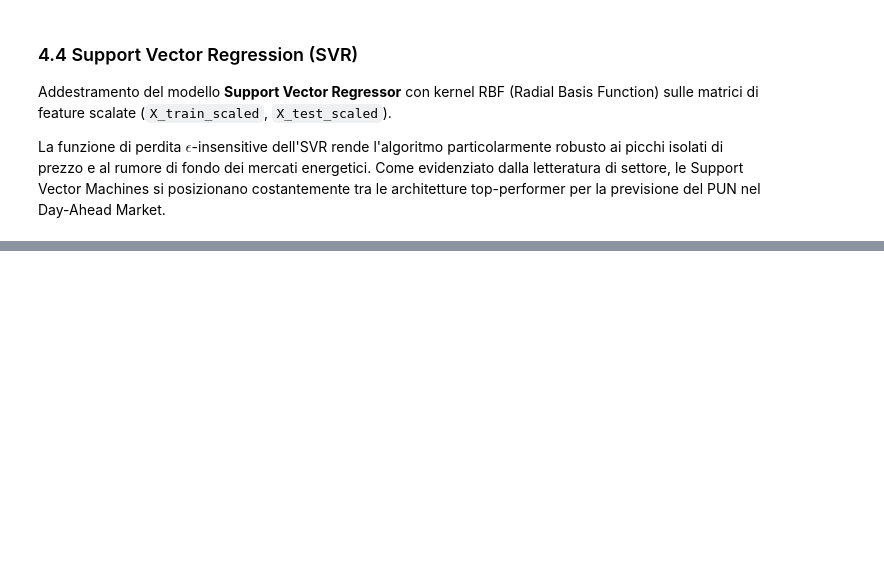
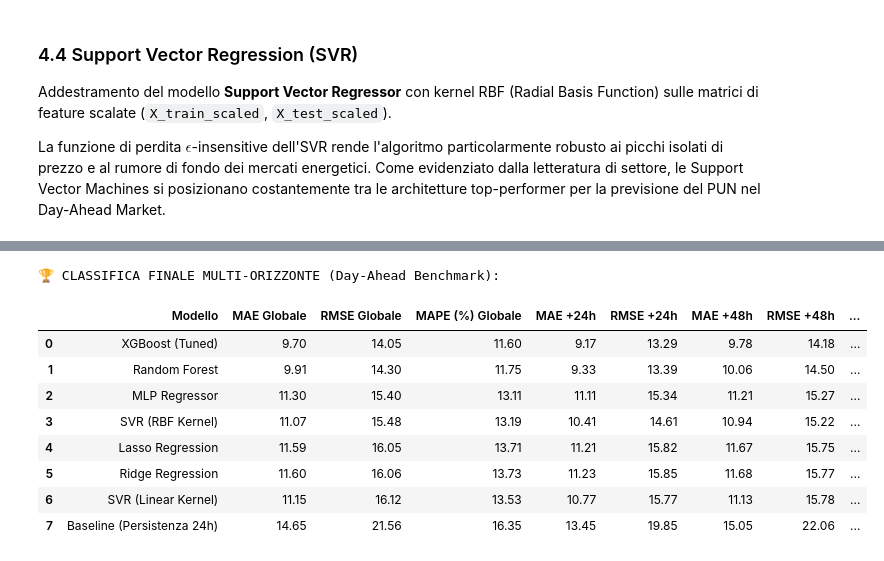
Before and after one commit to erloyz/progetto-ml-pun, a Jupyter notebook: notebooks/02_modeling.ipynb, the cells around one changed output, grey strips where cells are left out. Cells and saved outputs as stored; diff of their text form; code cells hidden in the pictures; blank space fills up the shorter version.

```diff
--- a/notebooks/02_modeling.ipynb
+++ b/notebooks/02_modeling.ipynb
@@ -316,7 +412,7 @@ from sklearn.neural_network import MLPRegressor
 
 # 1. Inizializzazione della Rete Neurale con 2 hidden layer (64 e 32 neuroni)
 model_mlp = MLPRegressor(
-    hidden_layer_sizes=(64, 32),
+    hidden_layer_sizes=(64, 32, 16),
     activation='relu',
     solver='adam',
     max_iter=500,
@@ -346,14 +450,15 @@ Addestramento del modello **Support Vector Regressor** con kernel RBF (Radial Ba
 La funzione di perdita $\epsilon$-insensitive dell'SVR rende l'algoritmo particolarmente robusto ai picchi isolati di prezzo e al rumore di fondo dei mercati energetici. Come evidenziato dalla letteratura di settore, le Support Vector Machines si posizionano costantemente tra le architetture top-performer per la previsione del PUN nel Day-Ahead Market.
 # %%
 # ==============================================================================
-# MODELLO 5: SUPPORT VECTOR REGRESSION (SVR RBF)
+# MODELLO 5: SUPPORT VECTOR REGRESSION (SVR con MultiOutputRegressor)
 # ==============================================================================
 from sklearn.svm import SVR
+from sklearn.multioutput import MultiOutputRegressor
 
-# 1. Inizializzazione SVR con kernel RBF (C=10 per bilanciare margine e errore)
-model_svr = SVR(kernel='rbf', C=10.0, epsilon=0.1)
+# 1. Inizializzazione SVR con Kernel RBF avvolto per gestire il Multi-Output
+model_svr = MultiOutputRegressor(SVR(kernel='rbf', C=12.0, epsilon=0.1))
 
-# 2. Fit sui dati SCALATI
+# 2. Fit sui dati scalati
 model_svr.fit(X_train_scaled, y_train_vec)
 
 # 3. Previsione sul Test Set scalato
@@ -407,0 +555,67 @@ MAPE: 9.59 %
+# %%
+# ==============================================================================
+# TABELLA BENCHMARK FINALE MULTI-ORIZZONTE DETTAGLIATA
+# ==============================================================================
+import pandas as pd
+import numpy as np
+
+# Dizionario contenente tutte le previsioni generate dai vari modelli
+# (Assicurati che ogni y_pred abbia forma (N_campioni, 3))
+dizionario_previsioni = {
+    'Baseline (Persistenza 24h)': y_pred_baseline,
+    'Ridge Regression': y_pred_ridge,
+    'Lasso Regression': y_pred_lasso,
+    'Random Forest': y_pred_rf,
+    'XGBoost (Tuned)': y_pred_xgb_tuned,
+    'MLP Regressor': y_pred_mlp,
+    'SVR (RBF Kernel)': y_pred_svr,
+    'SVR (Linear Kernel)': y_pred_svr_linear
+}
+
+orizzonti = ['+24h', '+48h', '+72h']
+righe_benchmark = []
+
+for nome_modello, y_pred in dizionario_previsioni.items():
+    # Metriche globali (su tutti e 3 gli orizzonti insieme)
+    mae_globale = np.mean(np.abs(y_test_vec - y_pred))
+    rmse_globale = np.sqrt(np.mean((y_test_vec - y_pred) ** 2))
+    mape_globale = np.mean(np.abs((y_test_vec - y_pred) / (y_test_vec + 1e-8))) * 100
+
+    # Dizionario base per il modello
+    riga = {
+        'Modello': nome_modello,
+        'MAE Globale': round(mae_globale, 2),
+        'RMSE Globale': round(rmse_globale, 2),
+        'MAPE (%) Globale': round(mape_globale, 2)
+    }
+
+    # Calcolo metriche specifiche per ogni singolo orizzonte (colonna 0=+24, 1=+48, 2=+72)
+    for i, h in enumerate(orizzonti):
+        y_true_h = y_test_vec[:, i] if hasattr(y_test_vec, 'ndim') and y_test_vec.ndim > 1 else y_test_vec
+        # Gestione sicura nel caso y_pred sia array 2D
+        y_pred_h = y_pred[:, i] if hasattr(y_pred, 'ndim') and y_pred.ndim > 1 else y_pred
+
+        mae_h = np.mean(np.abs(y_true_h - y_pred_h))
+        rmse_h = np.sqrt(np.mean((y_true_h - y_pred_h) ** 2))
+
+        riga[f'MAE {h}'] = round(mae_h, 2)
+        riga[f'RMSE {h}'] = round(rmse_h, 2)
+
+    righe_benchmark.append(riga)
+
+# Creazione del DataFrame finale ordinato per RMSE Globale crescente
+df_benchmark_dettagliato = pd.DataFrame(righe_benchmark).sort_values(by='RMSE Globale').reset_index(drop=True)
+
+print("🏆 CLASSIFICA FINALE MULTI-ORIZZONTE (Day-Ahead Benchmark):")
+display(df_benchmark_dettagliato)
+# %% [output]
+🏆 CLASSIFICA FINALE MULTI-ORIZZONTE (Day-Ahead Benchmark):
+|  | Modello | MAE Globale | RMSE Globale | MAPE (%) Globale | MAE +24h | RMSE +24h | MAE +48h | RMSE +48h | ... |
+| 0 | XGBoost (Tuned) | 9.70 | 14.05 | 11.60 | 9.17 | 13.29 | 9.78 | 14.18 | ... |
+| 1 | Random Forest | 9.91 | 14.30 | 11.75 | 9.33 | 13.39 | 10.06 | 14.50 | ... |
+| 2 | MLP Regressor | 11.30 | 15.40 | 13.11 | 11.11 | 15.34 | 11.21 | 15.27 | ... |
+| 3 | SVR (RBF Kernel) | 11.07 | 15.48 | 13.19 | 10.41 | 14.61 | 10.94 | 15.22 | ... |
+| 4 | Lasso Regression | 11.59 | 16.05 | 13.71 | 11.21 | 15.82 | 11.67 | 15.75 | ... |
+| 5 | Ridge Regression | 11.60 | 16.06 | 13.73 | 11.23 | 15.85 | 11.68 | 15.77 | ... |
+| 6 | SVR (Linear Kernel) | 11.15 | 16.12 | 13.53 | 10.77 | 15.77 | 11.13 | 15.78 | ... |
+| 7 | Baseline (Persistenza 24h) | 14.65 | 21.56 | 16.35 | 13.45 | 19.85 | 15.05 | 22.06 | ... |
```
Also changed, not shown: parts of 14 cells of this notebook, 1 other file.
